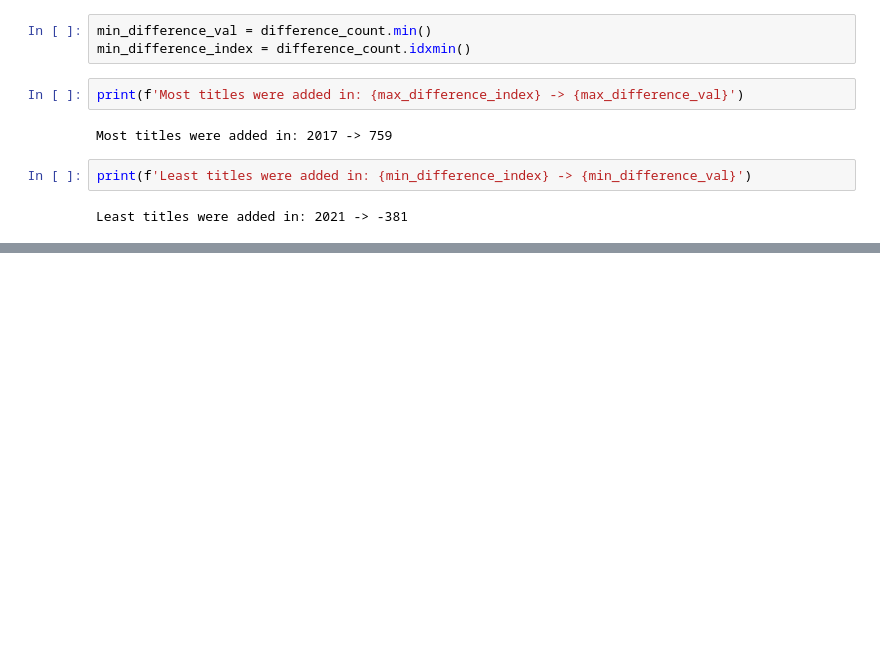
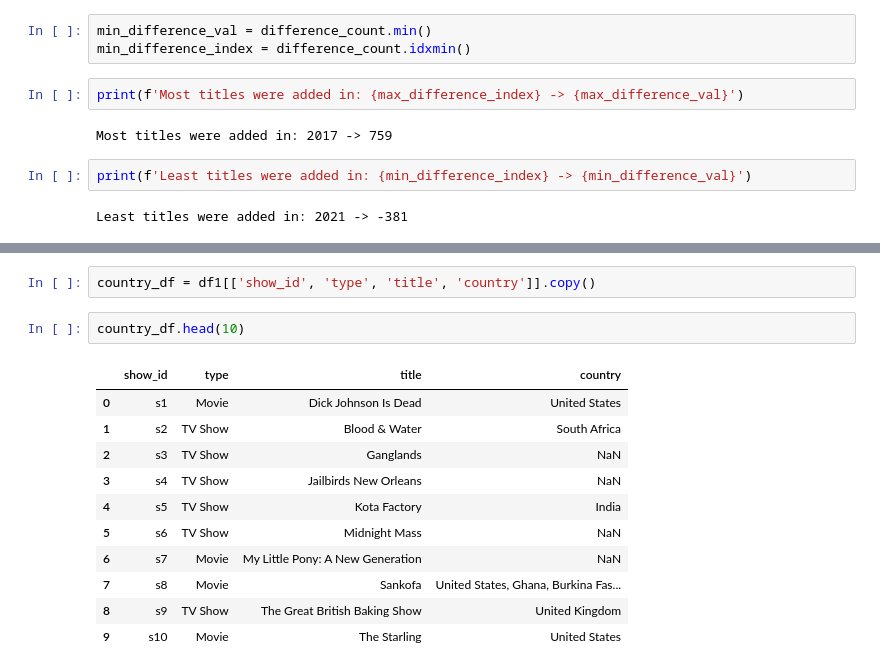
Before and after one commit to Snowman-30/Netflix-Data-Analysis, a Jupyter notebook: Netflix Analysis.ipynb, the cells around one changed output, grey strips where cells are left out. Drawn from its saved outputs; the diff is of its cells as text; blank space fills up the shorter version.

```diff
--- a/Netflix Analysis.ipynb
+++ b/Netflix Analysis.ipynb
@@ -634,0 +649,16 @@ Least titles were added in: 2021 -> -381
+# %%
+country_df = df1[['show_id', 'type', 'title', 'country']].copy()
+# %%
+country_df.head(10)
+# %% [output]
+|  | show_id | type | title | country |
+| 0 | s1 | Movie | Dick Johnson Is Dead | United States |
+| 1 | s2 | TV Show | Blood & Water | South Africa |
+| 2 | s3 | TV Show | Ganglands | NaN |
+| 3 | s4 | TV Show | Jailbirds New Orleans | NaN |
+| 4 | s5 | TV Show | Kota Factory | India |
+| 5 | s6 | TV Show | Midnight Mass | NaN |
+| 6 | s7 | Movie | My Little Pony: A New Generation | NaN |
+| 7 | s8 | Movie | Sankofa | United States, Ghana, Burkina Fas... |
+| 8 | s9 | TV Show | The Great British Baking Show | United Kingdom |
+| 9 | s10 | Movie | The Starling | United States |
```
Also changed, not shown: parts of 23 cells of this notebook.
